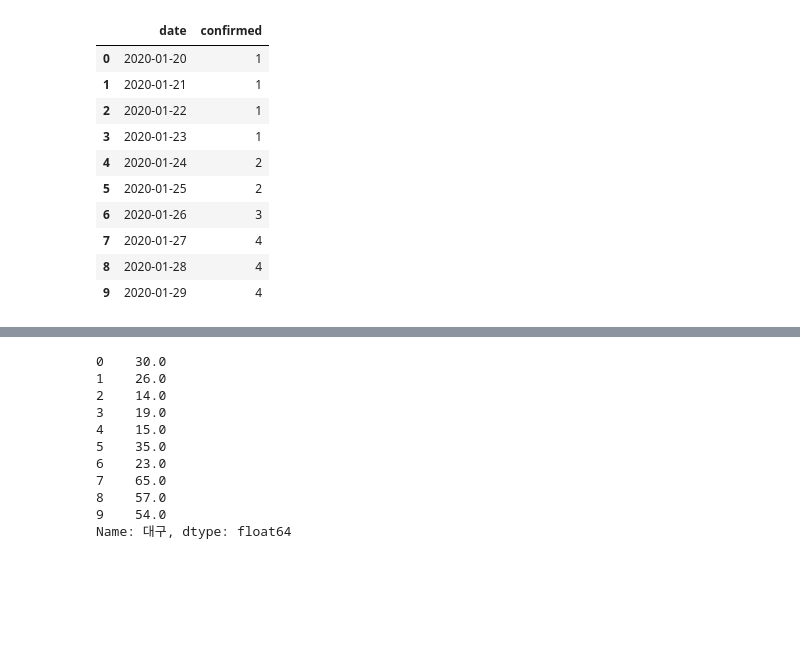
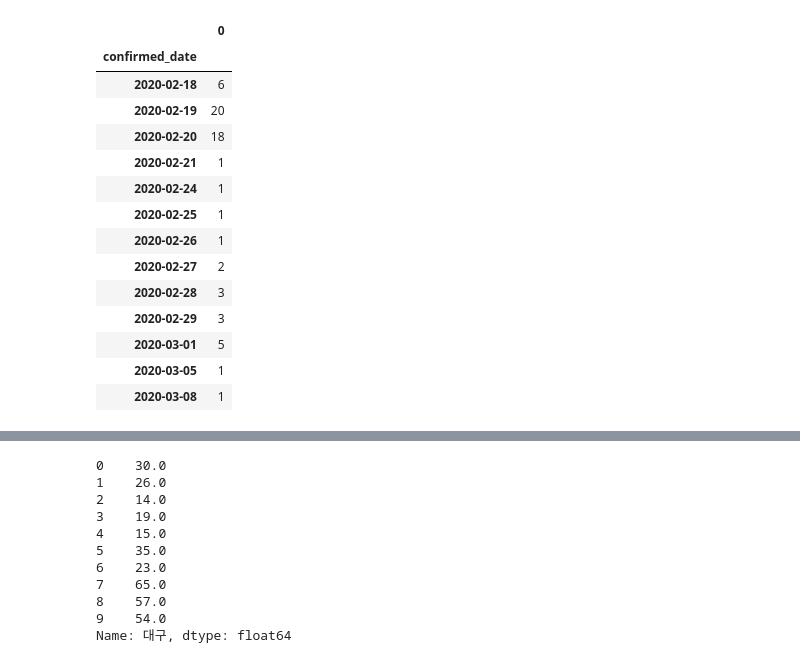
Before and after one commit to 21800040/Kwon_Jihyun, a Jupyter notebook: Deagu_PM.ipynb, the cells around one changed output, grey strips where cells are left out. Saved outputs shown, nothing was run; the diff lists cells and outputs as text; code cells hidden in the pictures; blank space fills up the shorter version.

```diff
--- a/Deagu_PM.ipynb
+++ b/Deagu_PM.ipynb
@@ -54,17 +50,35 @@ Time.head()
-# %%
-patient = Time.loc[:,['date' ,'confirmed']]
-patient.head(10)
-# %% [output]
-|  | date | confirmed |
-| 0 | 2020-01-20 | 1 |
-| 1 | 2020-01-21 | 1 |
-| 2 | 2020-01-22 | 1 |
-| 3 | 2020-01-23 | 1 |
-| 4 | 2020-01-24 | 2 |
-| 5 | 2020-01-25 | 2 |
-| 6 | 2020-01-26 | 3 |
-| 7 | 2020-01-27 | 4 |
-| 8 | 2020-01-28 | 4 |
-| 9 | 2020-01-29 | 4 |
+# %%
+#대구확진자 데이터 필터링
+
+patient = PatientInfo.loc[:,['province' ,'confirmed_date']]
+patient.head(10)
+
+is_deagu = patient['province'] == 'Daegu'
+final_patient = patient[is_deagu]
+final_patient
+
+#날짜별 확진자 수 구해서 새로운 열 생성
+confirmed_num = final_patient.groupby('confirmed_date').size()
+
+confirmed_daegu = pd.DataFrame(confirmed_num)
+confirmed_daegu
+
+#patient = pd.DataFrame({'' : confirmed_num})
+# %% [output]
+|  | 0 |
+| confirmed_date |  |
+| 2020-02-18 | 6 |
+| 2020-02-19 | 20 |
+| 2020-02-20 | 18 |
+| 2020-02-21 | 1 |
+| 2020-02-24 | 1 |
+| 2020-02-25 | 1 |
+| 2020-02-26 | 1 |
+| 2020-02-27 | 2 |
+| 2020-02-28 | 3 |
+| 2020-02-29 | 3 |
+| 2020-03-01 | 5 |
+| 2020-03-05 | 1 |
+| 2020-03-08 | 1 |
 # %%
 df_total = pd.concat([df_2, df_3, df_4])
```
Also changed, not shown: parts of 9 cells of this notebook.
